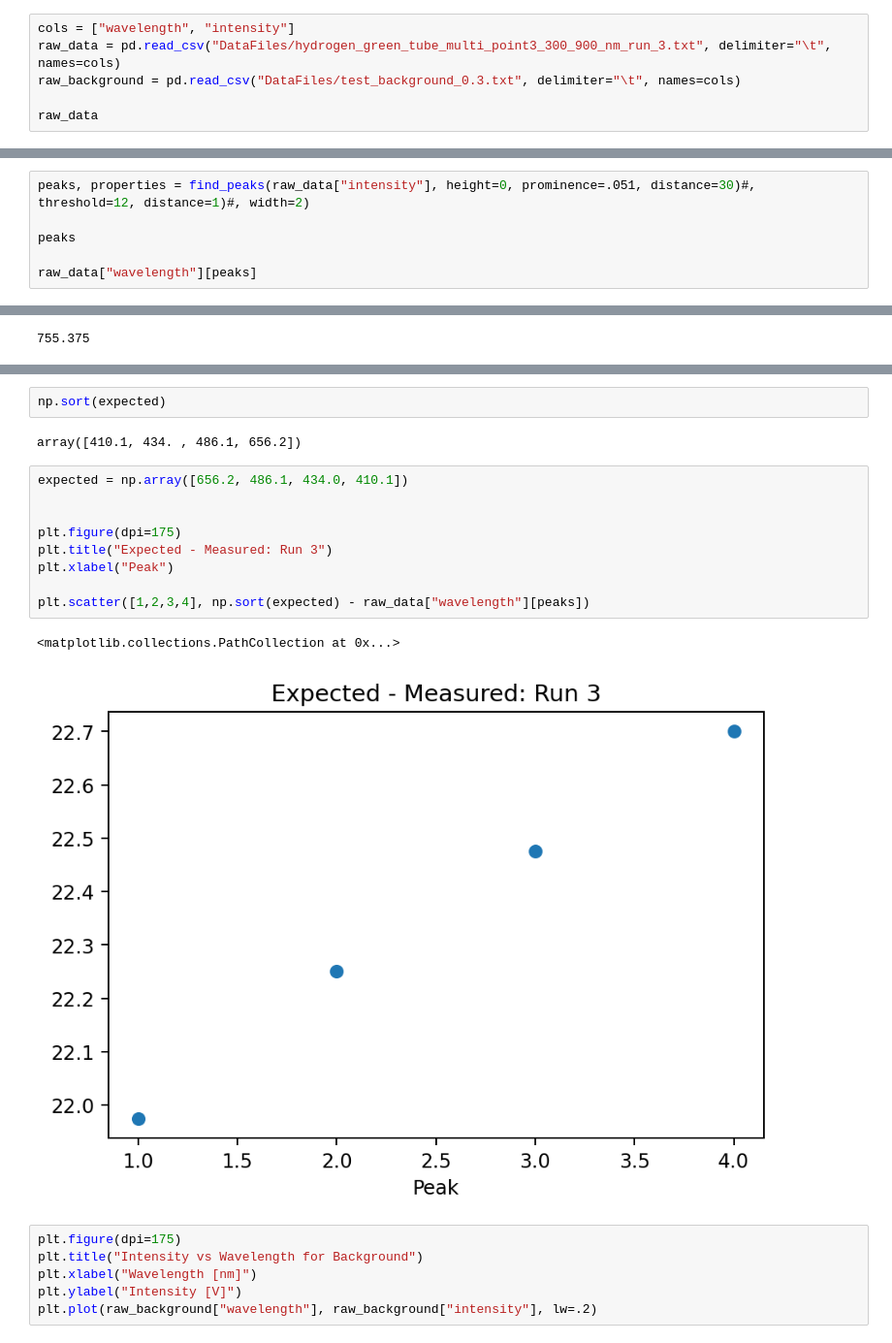
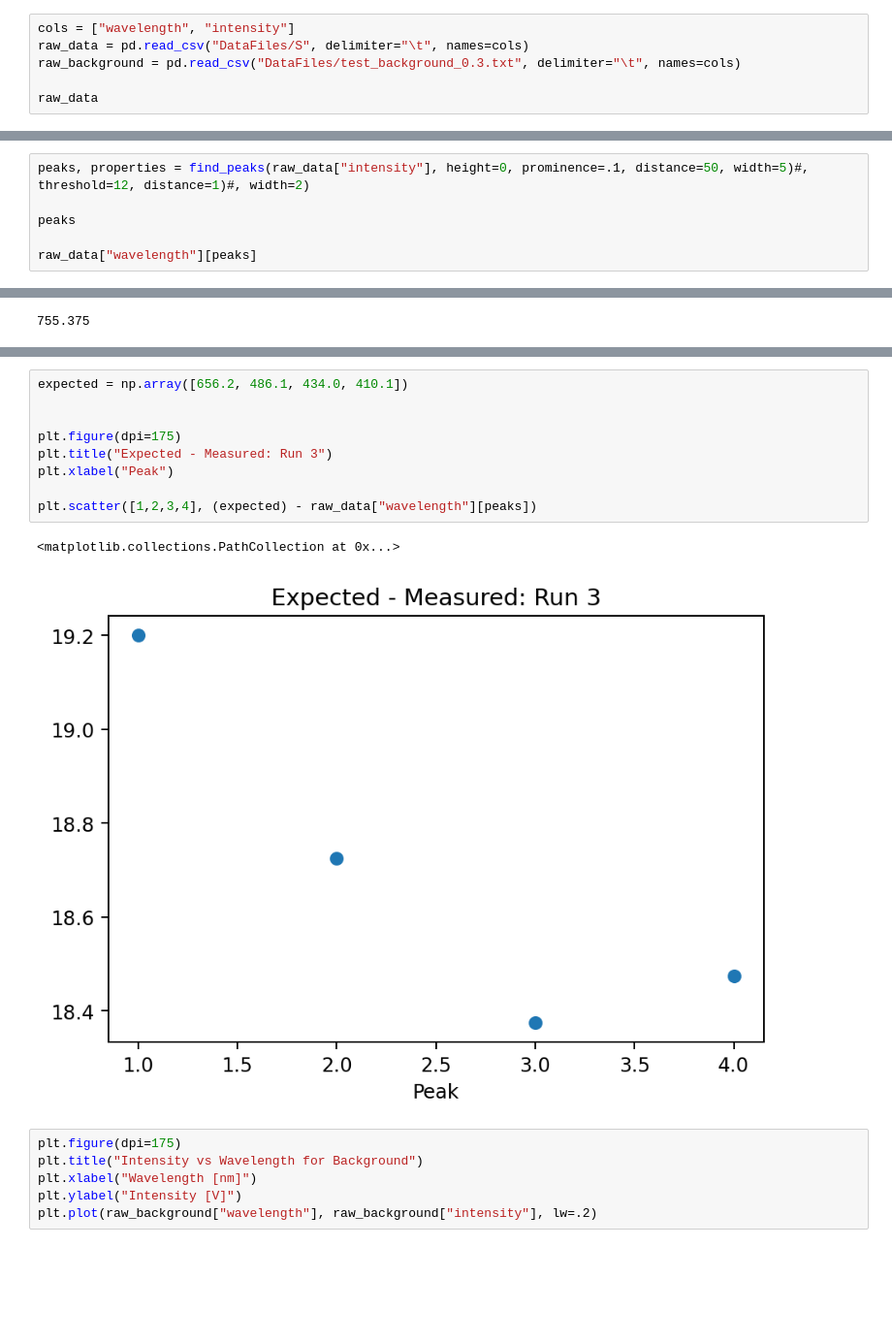
Before and after one commit to das5pzq/PHYS3180_Group_4, a Jupyter notebook: Lab05/Initial_Analysis.ipynb, the cells around one changed output, grey strips where cells are left out. Shown at 97% size. Drawn from its saved outputs; the diff is of its cells as text; blank space fills up the shorter version.

```diff
--- a/Lab05/Initial_Analysis.ipynb
+++ b/Lab05/Initial_Analysis.ipynb
@@ -11,7 +10,7 @@ import scipy
 from scipy.signal import find_peaks
 # %%
 cols = ["wavelength", "intensity"]
-raw_data = pd.read_csv("DataFiles/hydrogen_green_tube_multi_point3_300_900_nm_run_3.txt", delimiter="\t", names=cols)
+raw_data = pd.read_csv("DataFiles/S", delimiter="\t", names=cols)
 raw_background = pd.read_csv("DataFiles/test_background_0.3.txt", delimiter="\t", names=cols)
 
 raw_data
@@ -31,6 +30,6 @@ raw_data
 4800 rows × 2 columns
 # %%
-peaks, properties = find_peaks(raw_data["intensity"], height=0, prominence=.051, distance=30)#, threshold=12, distance=1)#, width=2)
+peaks, properties = find_peaks(raw_data["intensity"], height=0, prominence=.1, distance=50, width=5)#, threshold=12, distance=1)#, width=2)
 
 peaks
 
@@ -79,20 +82,16 @@ raw_data["wavelength"][peaks]
 Name: wavelength, dtype: float64
-# %%
-np.sort(expected)
-# %% [output]
-array([410.1, 434. , 486.1, 656.2])
 # %%
 expected = np.array([656.2, 486.1, 434.0, 410.1])
 
 
 plt.figure(dpi=175)
 plt.title("Expected - Measured: Run 3")
 plt.xlabel("Peak")
 
-plt.scatter([1,2,3,4], np.sort(expected) - raw_data["wavelength"][peaks])
+plt.scatter([1,2,3,4], (expected) - raw_data["wavelength"][peaks])
 # %% [output]
 <matplotlib.collections.PathCollection at 0x...>
-[figure, old version]
+[figure, new version]
 # %%
 plt.figure(dpi=175)
 plt.title("Intensity vs Wavelength for Background")
```
Also changed, not shown: parts of 6 cells of this notebook, 25 other files.
